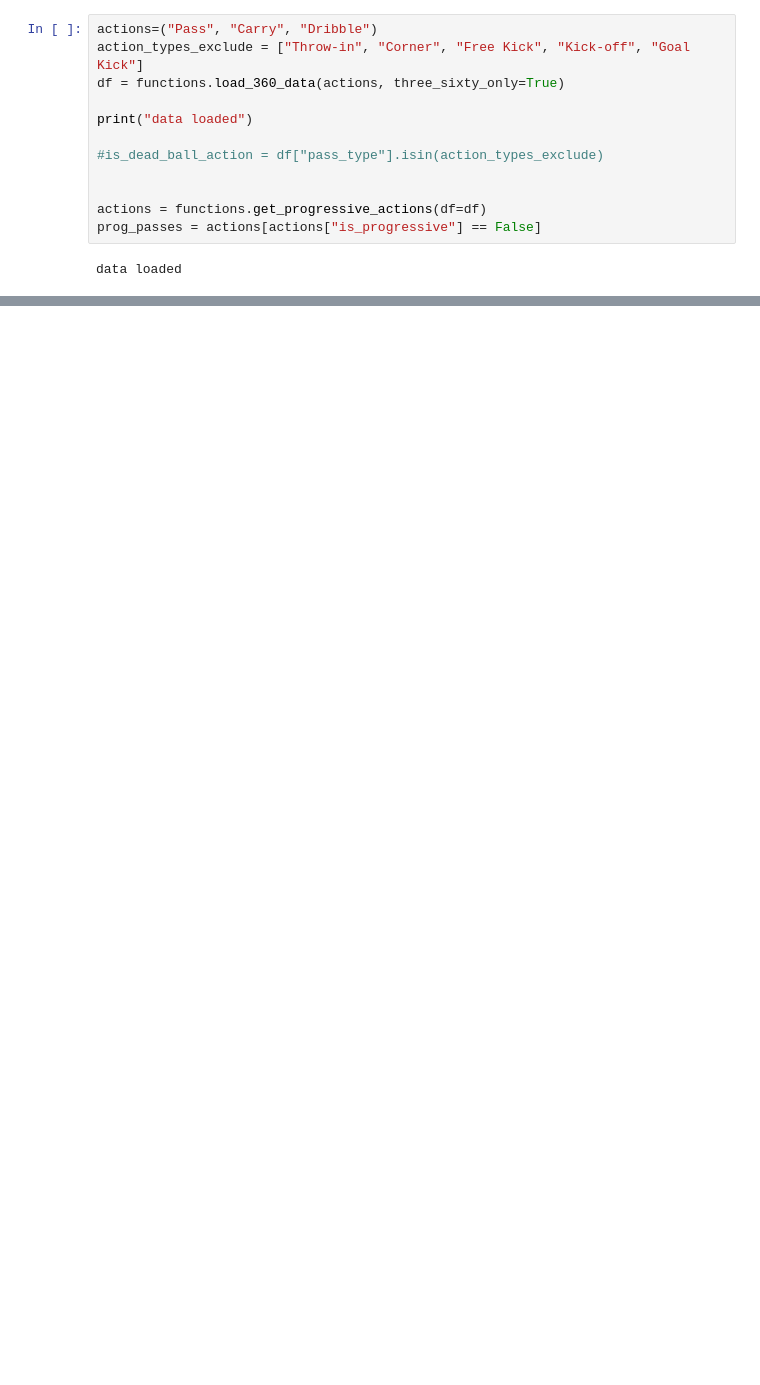
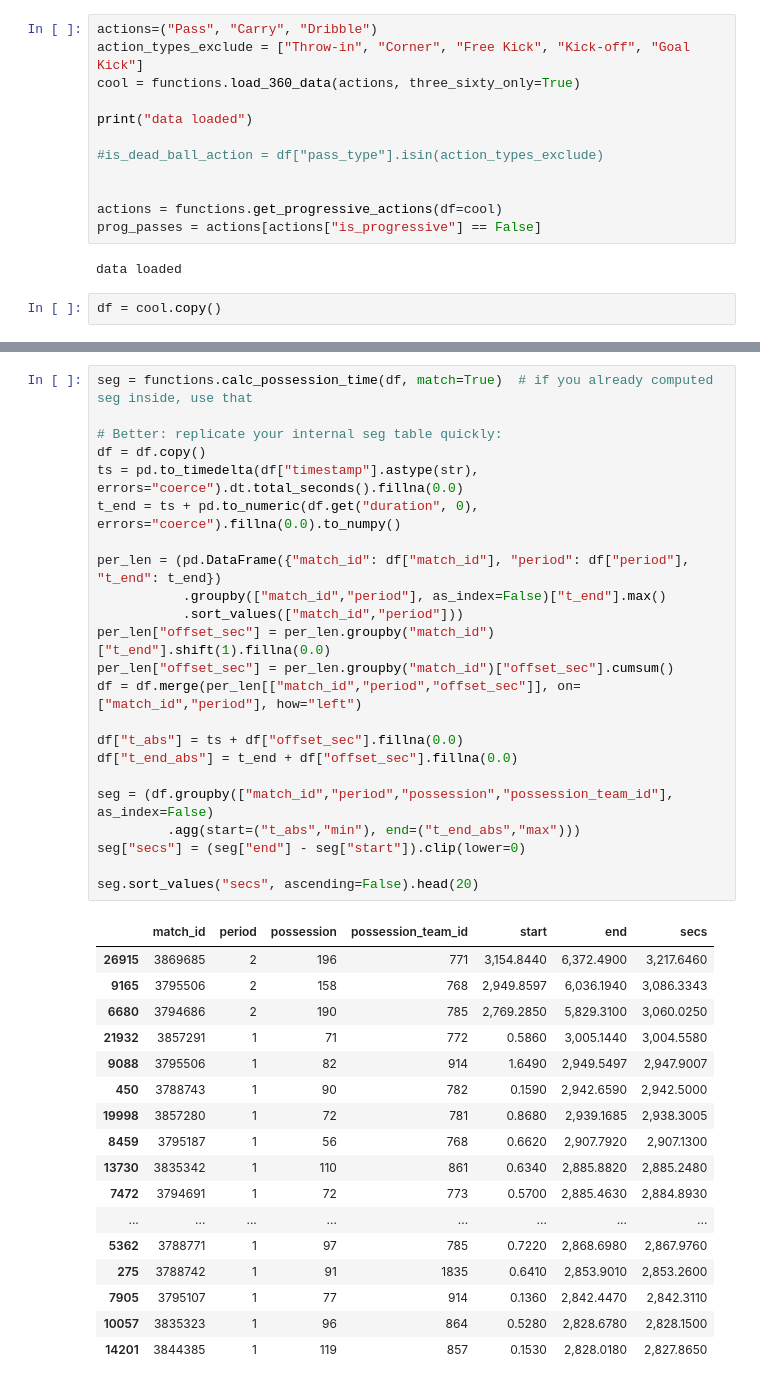
Before and after one commit to Stefan-coder1/Exjobb, a Jupyter notebook: feature_engineer.ipynb, the cells around one changed output, grey strips where cells are left out. Saved outputs shown, nothing was run; the diff lists cells and outputs as text; blank space fills up the shorter version.

Commit message:
fix possession

```diff
--- a/feature_engineer.ipynb
+++ b/feature_engineer.ipynb
@@ -51,14 +51,16 @@ How long is the average pass, and how much does it deviate?
 # %%
 actions=("Pass", "Carry", "Dribble")
 action_types_exclude = ["Throw-in", "Corner", "Free Kick", "Kick-off", "Goal Kick"]
-df = functions.load_360_data(actions, three_sixty_only=True)
+cool = functions.load_360_data(actions, three_sixty_only=True)
 
 print("data loaded")
 
 #is_dead_ball_action = df["pass_type"].isin(action_types_exclude)
 
 
-actions = functions.get_progressive_actions(df=df)
+actions = functions.get_progressive_actions(df=cool)
 prog_passes = actions[actions["is_progressive"] == False]
 # %% [output]
 data loaded
+# %%
+df = cool.copy()
@@ -64,0 +87,41 @@ data loaded
+# %%
+seg = functions.calc_possession_time(df, match=True)  # if you already computed seg inside, use that
+
+# Better: replicate your internal seg table quickly:
+df = df.copy()
+ts = pd.to_timedelta(df["timestamp"].astype(str), errors="coerce").dt.total_seconds().fillna(0.0)
+t_end = ts + pd.to_numeric(df.get("duration", 0), errors="coerce").fillna(0.0).to_numpy()
+
+per_len = (pd.DataFrame({"match_id": df["match_id"], "period": df["period"], "t_end": t_end})
+           .groupby(["match_id","period"], as_index=False)["t_end"].max()
+           .sort_values(["match_id","period"]))
+per_len["offset_sec"] = per_len.groupby("match_id")["t_end"].shift(1).fillna(0.0)
+per_len["offset_sec"] = per_len.groupby("match_id")["offset_sec"].cumsum()
+df = df.merge(per_len[["match_id","period","offset_sec"]], on=["match_id","period"], how="left")
+
+df["t_abs"] = ts + df["offset_sec"].fillna(0.0)
+df["t_end_abs"] = t_end + df["offset_sec"].fillna(0.0)
+
+seg = (df.groupby(["match_id","period","possession","possession_team_id"], as_index=False)
+         .agg(start=("t_abs","min"), end=("t_end_abs","max")))
+seg["secs"] = (seg["end"] - seg["start"]).clip(lower=0)
+
+seg.sort_values("secs", ascending=False).head(20)
+# %% [output]
+|  | match_id | period | possession | possession_team_id | start | end | secs |
+| 26915 | 3869685 | 2 | 196 | 771 | 3,154.8440 | 6,372.4900 | 3,217.6460 |
+| 9165 | 3795506 | 2 | 158 | 768 | 2,949.8597 | 6,036.1940 | 3,086.3343 |
+| 6680 | 3794686 | 2 | 190 | 785 | 2,769.2850 | 5,829.3100 | 3,060.0250 |
+| 21932 | 3857291 | 1 | 71 | 772 | 0.5860 | 3,005.1440 | 3,004.5580 |
+| 9088 | 3795506 | 1 | 82 | 914 | 1.6490 | 2,949.5497 | 2,947.9007 |
+| 450 | 3788743 | 1 | 90 | 782 | 0.1590 | 2,942.6590 | 2,942.5000 |
+| 19998 | 3857280 | 1 | 72 | 781 | 0.8680 | 2,939.1685 | 2,938.3005 |
+| 8459 | 3795187 | 1 | 56 | 768 | 0.6620 | 2,907.7920 | 2,907.1300 |
+| 13730 | 3835342 | 1 | 110 | 861 | 0.6340 | 2,885.8820 | 2,885.2480 |
+| 7472 | 3794691 | 1 | 72 | 773 | 0.5700 | 2,885.4630 | 2,884.8930 |
+| ... | ... | ... | ... | ... | ... | ... | ... |
+| 5362 | 3788771 | 1 | 97 | 785 | 0.7220 | 2,868.6980 | 2,867.9760 |
+| 275 | 3788742 | 1 | 91 | 1835 | 0.6410 | 2,853.9010 | 2,853.2600 |
+| 7905 | 3795107 | 1 | 77 | 914 | 0.1360 | 2,842.4470 | 2,842.3110 |
+| 10057 | 3835323 | 1 | 96 | 864 | 0.5280 | 2,828.6780 | 2,828.1500 |
+| 14201 | 3844385 | 1 | 119 | 857 | 0.1530 | 2,828.0180 | 2,827.8650 |
```
Also changed, not shown: parts of 3 cells of this notebook, 4 other files.
